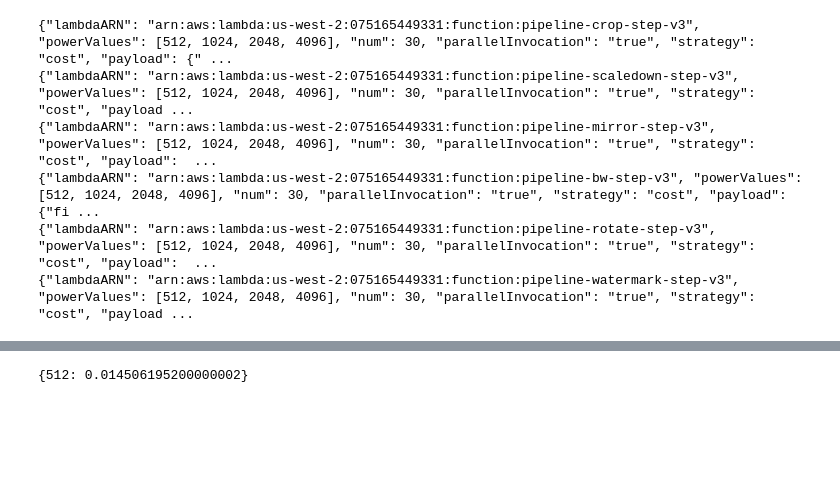
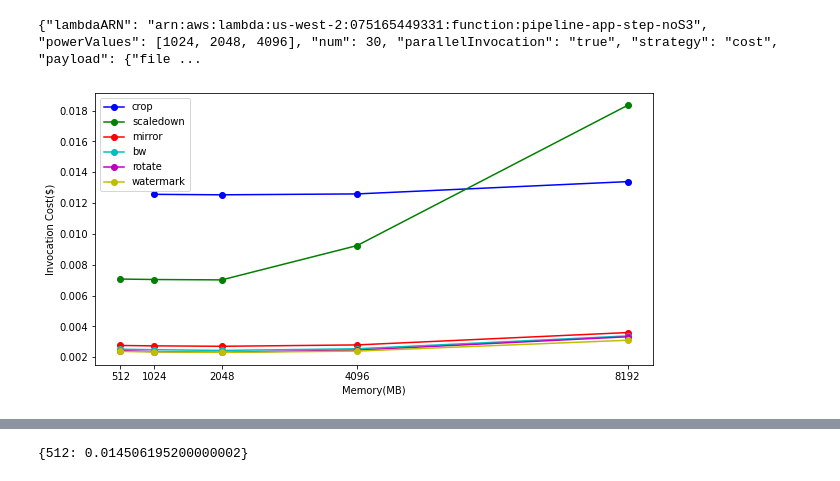
Before and after one commit to serverless-video-processing/lambda-pipeline, a Jupyter notebook: lambda-code-step/scripts/notebooks/create-config.ipynb, the cells around one changed output, grey strips where cells are left out. Saved outputs shown, nothing was run; the diff lists cells and outputs as text; code cells hidden in the pictures; blank space fills up the shorter version.

```diff
--- a/lambda-code-step/scripts/notebooks/create-config.ipynb
+++ b/lambda-code-step/scripts/notebooks/create-config.ipynb
@@ -46,9 +41,9 @@ powerValues = [512]
 
 # multiple-memory version crop->scaledown->mirror_bw->rotate->watermark
 version="step-v3"
-stages_id = ["crop", "scaledown", "mirror", "bw", "rotate", "watermark"]
+stages_id = ["crop", "scaledown", "mirror", "mirror_bw", "rotate", "watermark"]
 stages_suffix = ["_cropped", "_resized", "_mirror", "_bw", "_rot", "_watermarked"]
-powerValues = [512, 1024, 2048, 4096]
+powerValues = [1024, 2048, 4096, 8192]
 
 # multiple-memory version: crop->scaledown->(mirror,bw,rotate,watermark)
 # version="step-v3"
@@ -56,10 +51,10 @@ powerValues = [512, 1024, 2048, 4096]
 # stages_suffix = ["_cropped", "_resized", "", ""]
 # powerValues = [1024, 2048, 4096, 8192]
 
-# version="step-noS3"
-# stages_id = ["app"]
-# stages_suffix = [""]
-# powerValues = [2048, 4096, 8192]
+version="step-noS3"
+stages_id = ["app"]
+stages_suffix = [""]
+powerValues = [1024, 2048, 4096]
 
 # version="step-v3"
 # stages_id = ["crop", "scaledown", "mirror", "mirror_bw", "rotate", "watermark"]
@@ -86,9 +81,4 @@ for stage, suffix in zip(stages_id, stages_suffix):
     with open('./../conf/multi-mem/{}.json'.format(stage), 'w') as f:
         json.dump(input, f)
 # %% [output]
-{"lambdaARN": "arn:aws:lambda:us-west-2:075165449331:function:pipeline-crop-step-v3", "powerValues": [512, 1024, 2048, 4096], "num": 30, "parallelInvocation": "true", "strategy": "cost", "payload": {" ...
-{"lambdaARN": "arn:aws:lambda:us-west-2:075165449331:function:pipeline-scaledown-step-v3", "powerValues": [512, 1024, 2048, 4096], "num": 30, "parallelInvocation": "true", "strategy": "cost", "payload ...
-{"lambdaARN": "arn:aws:lambda:us-west-2:075165449331:function:pipeline-mirror-step-v3", "powerValues": [512, 1024, 2048, 4096], "num": 30, "parallelInvocation": "true", "strategy": "cost", "payload":  ...
-{"lambdaARN": "arn:aws:lambda:us-west-2:075165449331:function:pipeline-bw-step-v3", "powerValues": [512, 1024, 2048, 4096], "num": 30, "parallelInvocation": "true", "strategy": "cost", "payload": {"fi ...
-{"lambdaARN": "arn:aws:lambda:us-west-2:075165449331:function:pipeline-rotate-step-v3", "powerValues": [512, 1024, 2048, 4096], "num": 30, "parallelInvocation": "true", "strategy": "cost", "payload":  ...
-{"lambdaARN": "arn:aws:lambda:us-west-2:075165449331:function:pipeline-watermark-step-v3", "powerValues": [512, 1024, 2048, 4096], "num": 30, "parallelInvocation": "true", "strategy": "cost", "payload ...
+{"lambdaARN": "arn:aws:lambda:us-west-2:075165449331:function:pipeline-app-step-noS3", "powerValues": [1024, 2048, 4096], "num": 30, "parallelInvocation": "true", "strategy": "cost", "payload": {"file ...
@@ -94,0 +87,27 @@ for stage, suffix in zip(stages_id, stages_suffix):
+# %%
+colors = {'crop':'b', 'scaledown': 'g', 'mirror': 'r', 'bw': 'c','rotate': 'm','watermark':'y' }
+# %%
+total_lambda_cost = 0
+stages_id = ["crop", "scaledown", "mirror", "bw", "rotate", "watermark"]
+powerValues = [512,1024,2048,4096,8192]
+x_pos = np.arange(len(powerValues))
+stats = {1024:0, 2048:0, 4096:0, 8192:0}
+plt.figure(figsize=(10,5))
+for stage in stages_id:
+    f = open('./../output/step-split-num30-v5/{}.json'.format(stage), 'r')
+    data = json.load(f)
+    stage_stats = []
+    if stage == 'crop': stage_stats.append(None)
+    for stat in data['stats']:
+        stage_stats.append(stat['averagePrice'])
+    plt.plot(powerValues, stage_stats, color= colors[stage], label = stage, marker='o')
+    f.close()
+plt.legend()
+plt.xlabel('Memory(MB)')
+plt.ylabel('Invocation Cost($)')
+
+# Create names on the x axis
+plt.xticks(powerValues)
+plt.show()
+# %% [output]
+[figure, added]
```
Also changed, not shown: parts of 17 cells of this notebook, 2 other files.
